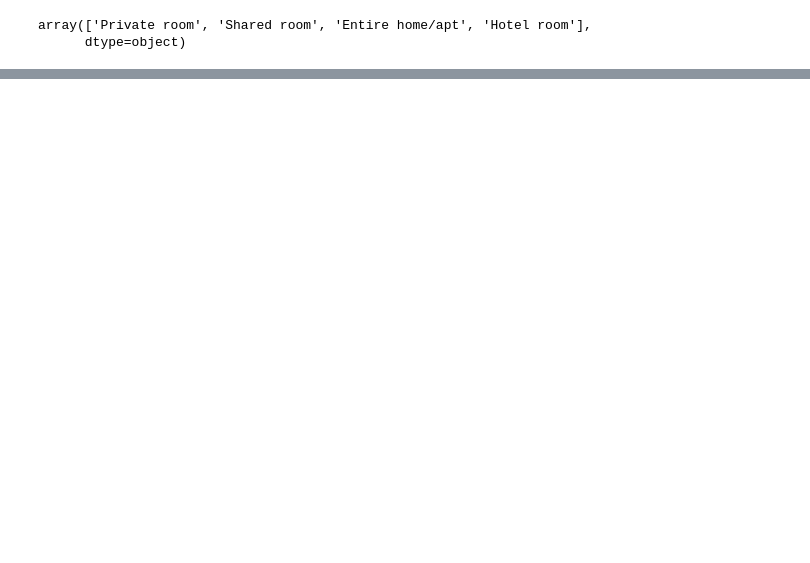
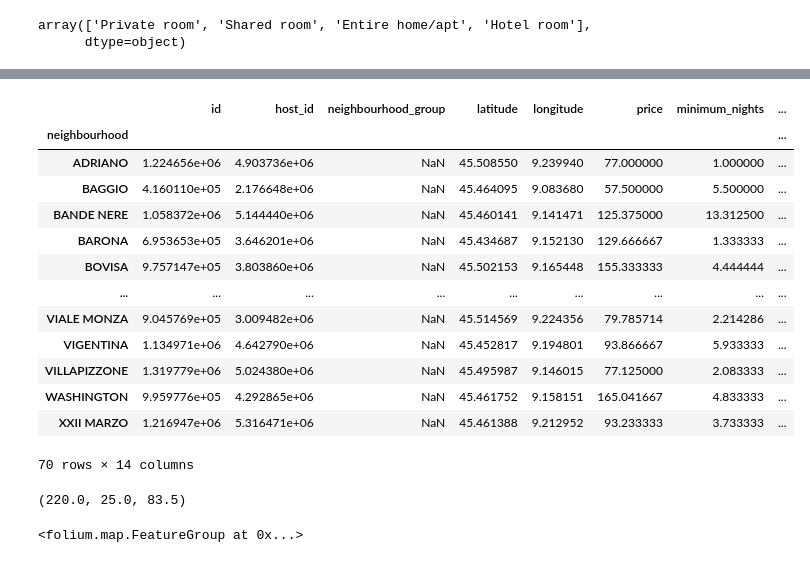
Before and after one commit to Natali-bali/coding_challenges, a Jupyter notebook: coding_challenge_talent4gig.ipynb, the cells around one changed output, grey strips where cells are left out. Cells and saved outputs as stored; diff of their text form; code cells hidden in the pictures; blank space fills up the shorter version.

```diff
--- a/coding_challenge_talent4gig.ipynb
+++ b/coding_challenge_talent4gig.ipynb
@@ -60,0 +194,24 @@ html = """
+# %%
+t = df.groupby('neighbourhood').mean()
+# %%
+t
+# %% [output]
+|  | id | host_id | neighbourhood_group | latitude | longitude | price | minimum_nights | ... |
+| neighbourhood |  |  |  |  |  |  |  | ... |
+| ADRIANO | 1.224656e+06 | 4.903736e+06 | NaN | 45.508550 | 9.239940 | 77.000000 | 1.000000 | ... |
+| BAGGIO | 4.160110e+05 | 2.176648e+06 | NaN | 45.464095 | 9.083680 | 57.500000 | 5.500000 | ... |
+| BANDE NERE | 1.058372e+06 | 5.144440e+06 | NaN | 45.460141 | 9.141471 | 125.375000 | 13.312500 | ... |
+| BARONA | 6.953653e+05 | 3.646201e+06 | NaN | 45.434687 | 9.152130 | 129.666667 | 1.333333 | ... |
+| BOVISA | 9.757147e+05 | 3.803860e+06 | NaN | 45.502153 | 9.165448 | 155.333333 | 4.444444 | ... |
+| ... | ... | ... | ... | ... | ... | ... | ... | ... |
+| VIALE MONZA | 9.045769e+05 | 3.009482e+06 | NaN | 45.514569 | 9.224356 | 79.785714 | 2.214286 | ... |
+| VIGENTINA | 1.134971e+06 | 4.642790e+06 | NaN | 45.452817 | 9.194801 | 93.866667 | 5.933333 | ... |
+| VILLAPIZZONE | 1.319779e+06 | 5.024380e+06 | NaN | 45.495987 | 9.146015 | 77.125000 | 2.083333 | ... |
+| WASHINGTON | 9.959776e+05 | 4.292865e+06 | NaN | 45.461752 | 9.158151 | 165.041667 | 4.833333 | ... |
+| XXII MARZO | 1.216947e+06 | 5.316471e+06 | NaN | 45.461388 | 9.212952 | 93.233333 | 3.733333 | ... |
+70 rows × 14 columns
+# %%
+t['price'] = round(t['price'])
+t.price.max(), t.price.min(), t.price.median()
+# %% [output]
+(220.0, 25.0, 83.5)
@@ -61,3 +240,7 @@ html = """
+# %%
+fg.add_child(folium.GeoJson(json_file, style_function = style_fcn_geolocation))
+# %% [output]
+<folium.map.FeatureGroup at 0x...>
 # %%
 for index, listing in df.iterrows():
   fg.add_child(folium.CircleMarker([listing['latitude'], listing['longitude']], radius = 2,
```
Also changed, not shown: parts of 24 cells of this notebook, 6 other files.
